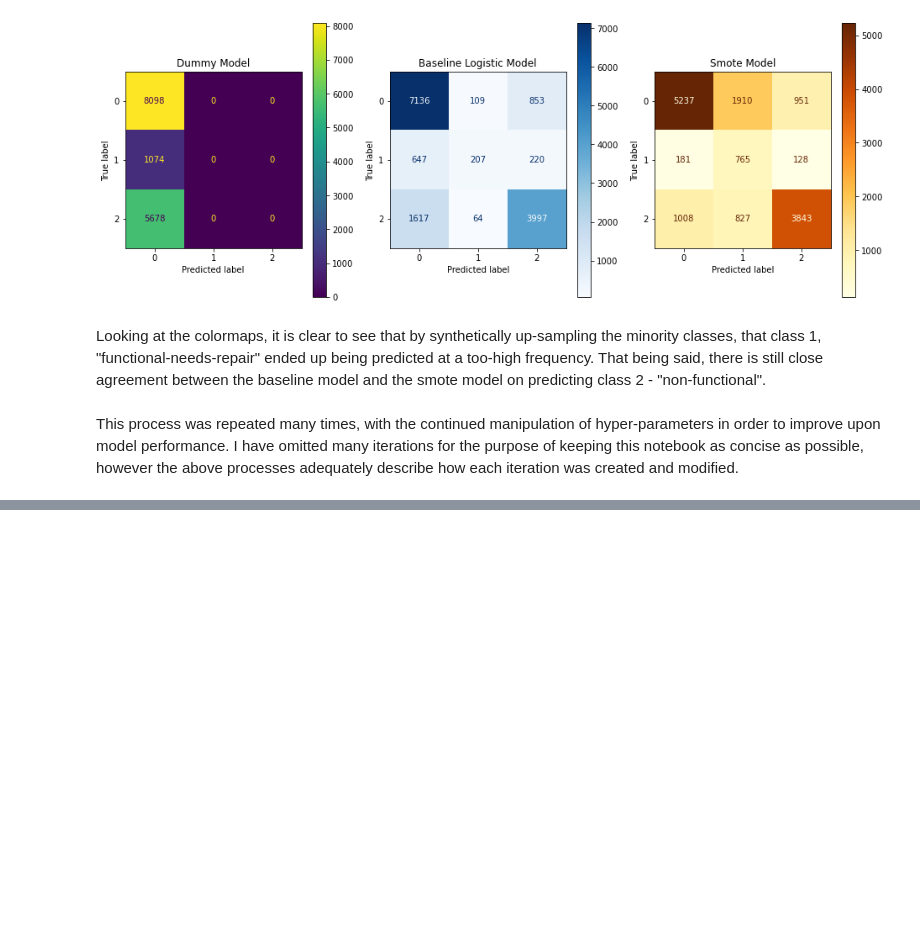
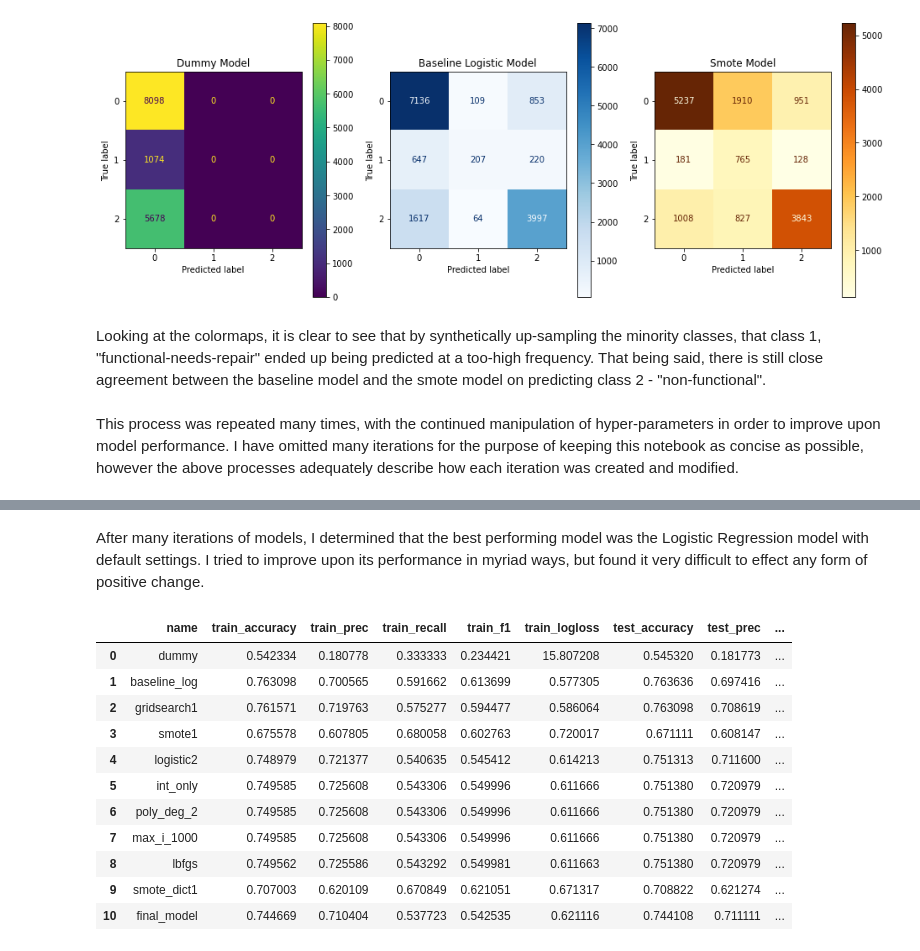
Before and after one commit to dvdhartsman/Phase_3_Project, a Jupyter notebook: Final_Notebook.ipynb, the cells around one changed output, grey strips where cells are left out. Drawn from its saved outputs; the diff is of its cells as text; code cells hidden in the pictures; blank space fills up the shorter version.

```diff
--- a/Final_Notebook.ipynb
+++ b/Final_Notebook.ipynb
@@ -625,0 +714,19 @@ This process was repeated many times, with the continued manipulation of hyper-p
+# %% [markdown]
+After many iterations of models, I determined that the best performing model was the Logistic Regression model with default settings. I tried to improve upon its performance in myriad ways, but found it very difficult to effect any form of positive change.
+# %%
+# Import dataframe with model data
+final_table = pd.read_csv("./Data/final_metrics_table.csv", index_col=0)
+final_table
+# %% [output]
+|  | name | train_accuracy | train_prec | train_recall | train_f1 | train_logloss | test_accuracy | test_prec | ... |
+| 0 | dummy | 0.542334 | 0.180778 | 0.333333 | 0.234421 | 15.807208 | 0.545320 | 0.181773 | ... |
+| 1 | baseline_log | 0.763098 | 0.700565 | 0.591662 | 0.613699 | 0.577305 | 0.763636 | 0.697416 | ... |
+| 2 | gridsearch1 | 0.761571 | 0.719763 | 0.575277 | 0.594477 | 0.586064 | 0.763098 | 0.708619 | ... |
+| 3 | smote1 | 0.675578 | 0.607805 | 0.680058 | 0.602763 | 0.720017 | 0.671111 | 0.608147 | ... |
+| 4 | logistic2 | 0.748979 | 0.721377 | 0.540635 | 0.545412 | 0.614213 | 0.751313 | 0.711600 | ... |
+| 5 | int_only | 0.749585 | 0.725608 | 0.543306 | 0.549996 | 0.611666 | 0.751380 | 0.720979 | ... |
+| 6 | poly_deg_2 | 0.749585 | 0.725608 | 0.543306 | 0.549996 | 0.611666 | 0.751380 | 0.720979 | ... |
+| 7 | max_i_1000 | 0.749585 | 0.725608 | 0.543306 | 0.549996 | 0.611666 | 0.751380 | 0.720979 | ... |
+| 8 | lbfgs | 0.749562 | 0.725586 | 0.543292 | 0.549981 | 0.611663 | 0.751380 | 0.720979 | ... |
+| 9 | smote_dict1 | 0.707003 | 0.620109 | 0.670849 | 0.621051 | 0.671317 | 0.708822 | 0.621274 | ... |
+| 10 | final_model | 0.744669 | 0.710404 | 0.537723 | 0.542535 | 0.621116 | 0.744108 | 0.711111 | ... |
```
Also changed, not shown: parts of 18 cells of this notebook, 1 other file.
